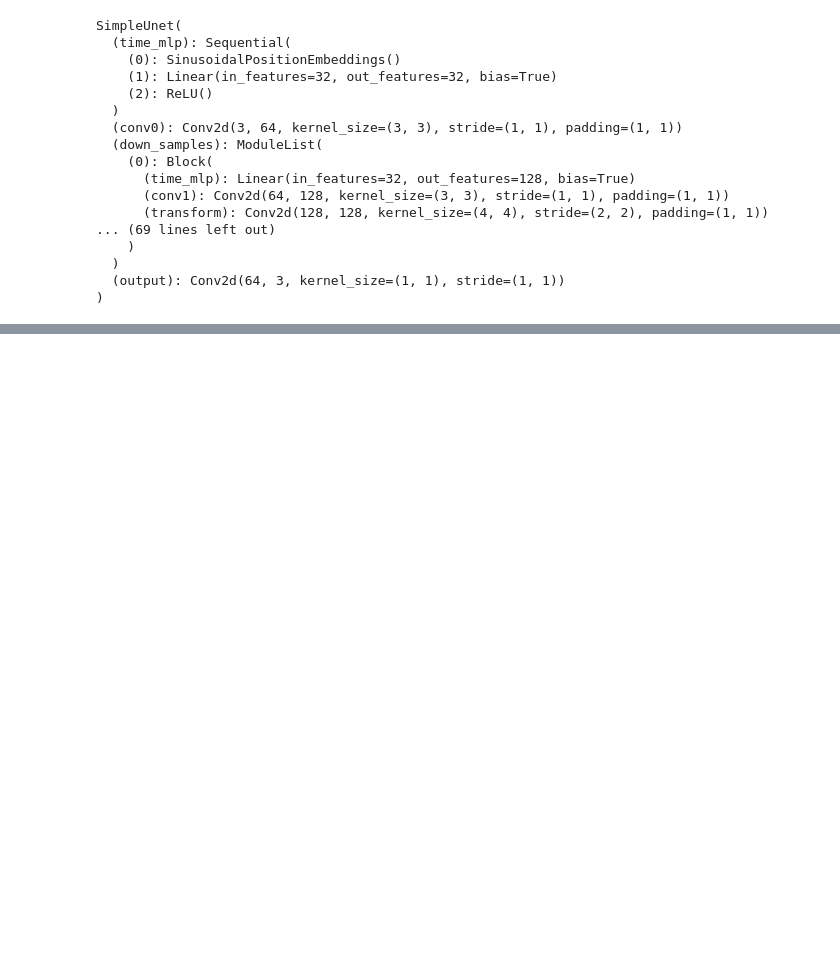
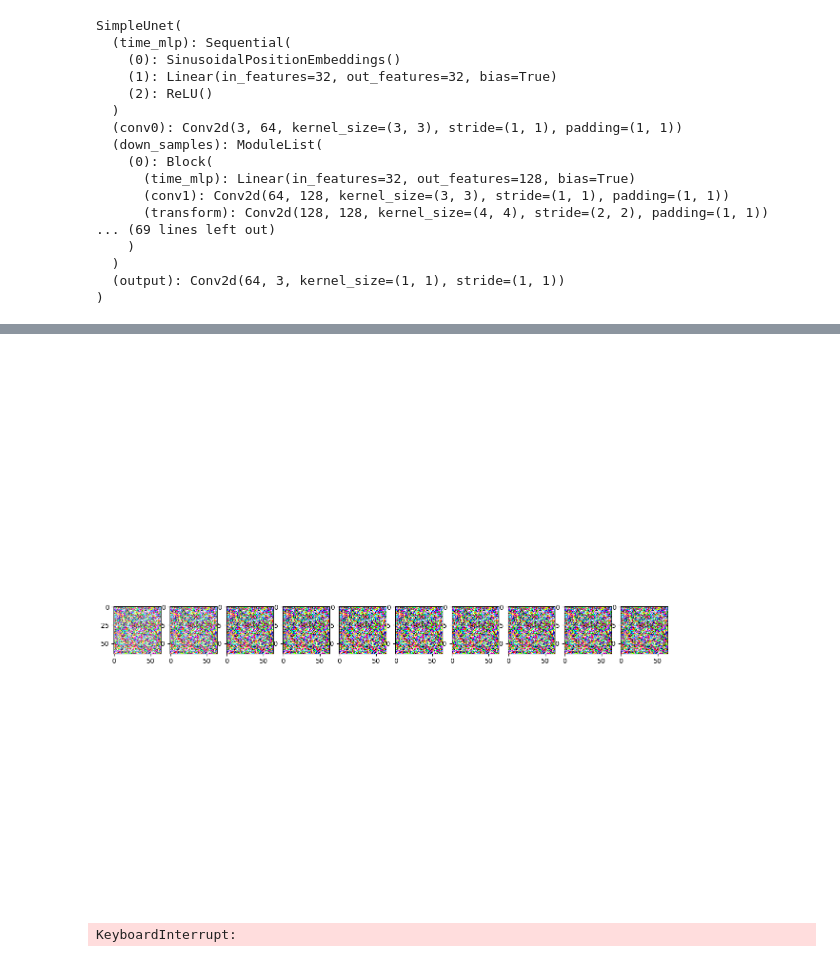
Before and after one commit to jinho-choi123/Diffusion-pytorch, a Jupyter notebook: Diffusion.ipynb, the cells around one changed output, grey strips where cells are left out. Drawn from its saved outputs; the diff is of its cells as text; code cells hidden in the pictures; blank space fills up the shorter version.

```diff
--- a/Diffusion.ipynb
+++ b/Diffusion.ipynb
@@ -99,6 +99,7 @@ from torchvision import transforms
 data_transform = transforms.Compose([
     transforms.Resize((IMG_SIZE, IMG_SIZE)),
     transforms.RandomHorizontalFlip(),
+    transforms.Grayscale(num_output_channels=3),
     transforms.ToTensor(), # scales the data into [0, 1]
     transforms.Lambda(lambda t: (t * 2) - 1) # scale between [-1, 1]
 ])
@@ -115,8 +116,11 @@ reverse_transform = transforms.Compose([
 train_data = CarsDataset('train', transform=data_transform)
 test_data = CarsDataset('test', transform=data_transform)
 
-train_dataloader = DataLoader(train_data, batch_size = BATCH_SIZE, shuffle=True, generator= torch.Generator(device=device))
-test_dataloader = DataLoader(test_data, batch_size = BATCH_SIZE, shuffle=False, generator= torch.Generator(device=device))
+# concat dataset because no need for test data in Diffusion model
+train_data = train_data + test_data
+
+train_dataloader = DataLoader(train_data, batch_size = BATCH_SIZE, shuffle=True, generator= torch.Generator(device=device), drop_last=True)
+test_dataloader = DataLoader(test_data, batch_size = BATCH_SIZE, shuffle=False, generator= torch.Generator(device=device), drop_last=True)
 # %% [markdown]
 # Implement the Forward process of Diffusion Model
 # %%
@@ -134,26 +138,26 @@ def get_index_from_list(vals, t, x_shape):
 
 # take image x_0 as input, and return noisy version of it
 def forward_diffusion_sample(x_0, t):
+
     noise = torch.randn_like(x_0)
 
     sqrt_alphas_cumprod_t = get_index_from_list(sqrt_alphas_cumprod, t, x_0.shape)
     sqrt_one_minus_alphas_cumprod_t = get_index_from_list(sqrt_one_minus_alphas_cumprod, t, x_0.shape)
 
     # return mean + variance * noise, noise
-    tmp = sqrt_alphas_cumprod_t.to(device) * x_0.to(device)
 
     return sqrt_alphas_cumprod_t.to(device) * x_0.to(device) + sqrt_one_minus_alphas_cumprod_t.to(device) * noise.to(device), noise.to(device)
 
 
 # Define beta schedule
-T = 200
+T = 100
 betas = linear_beta_schedule(timesteps=T)
 
 # pre-calculate different terms for closed form
 alphas = 1. - betas
 alphas_cumprod = torch.cumprod(alphas, axis=0)
 alphas_cumprod_prev = F.pad(alphas_cumprod[:-1], (1, 0), value=1.0)
-sqrt_recip_alphas = torch.sqrt(1.0 / alphas)
+sqrt_recip_alphas = torch.sqrt(1.0 / alphas_cumprod)
 sqrt_alphas_cumprod = torch.sqrt(alphas_cumprod)
 sqrt_one_minus_alphas_cumprod = torch.sqrt(1. - alphas_cumprod)
 posterior_variance = betas * (1. - alphas_cumprod_prev) / (1. - alphas_cumprod)
@@ -329,6 +334,7 @@ def sample_timestep(x, t):
     model_mean = sqrt_recip_alphas_t * (
         x - betas_t * model(x, t) / sqrt_one_minus_alphas_cumprod_t
     )
+    # print(f'model_mean: {model_mean}')
 
     posterior_variance_t = get_index_from_list(posterior_variance, t, x.shape)
 
@@ -340,8 +346,7 @@ def sample_timestep(x, t):
 
 @torch.no_grad()
 def sample_plot_image():
-    img_size = IMG_SIZE
-    img = torch.randn((1, 3, img_size, img_size), device=device)
+    img = torch.randn((1, 3, IMG_SIZE, IMG_SIZE), device=device)
     plt.figure(figsize=(15, 15))
     plt.axis('off')
     num_images=10
@@ -394,0 +368,45 @@ KeyboardInterrupt:
+# %%
+# train the model
+from datetime import datetime
+from torch.optim import Adam
+from tqdm import tqdm
+
+model.to(device)
+optimizer = Adam(model.parameters(), INIT_LR)
+best_avg_loss = 100_000_000
+
+timestamp = datetime.now().strftime('%Y%m%d_%H%M%S')
+
+# go through one epoch
+def train_epoch(epoch_num):
+    loss_sum = 0.
+    last_loss = 0.
+    for step, batch in tqdm(enumerate(train_dataloader)):
+        optimizer.zero_grad()
+
+        t = torch.randint(0, T, (BATCH_SIZE,), device=device).long()
+        loss = get_loss(model, batch, t)
+        loss.backward()
+        loss_sum += loss.item()
+        last_loss = loss.item()
+        optimizer.step()
+
+        if step % 50 == 0:
+            print(f'Epoch {epoch_num}, Step {step} | Last Loss: {last_loss}')
+            sample_plot_image()
+
+    avg_loss = loss_sum / (step + 1)
+    print(f'@@ Epoch {epoch_num} | Average Loss: {avg_loss} | Last Loss: {last_loss}')
+
+    if best_avg_loss > avg_loss:
+        best_avg_loss = avg_loss
+        model_path = f'models/model_{timestamp}_{epoch_num}'
+        torch.save(model.state_dict(), model_path)
+
+
+    # show sample plot image
+    sample_plot_image()
+
+for epoch in range(EPOCHS):
+    train_epoch(epoch)
+# %% [output]
@@ -394,0 +414,2 @@ KeyboardInterrupt:
+[figure, added]
+KeyboardInterrupt:
```
Also changed, not shown: parts of 4 cells of this notebook.
